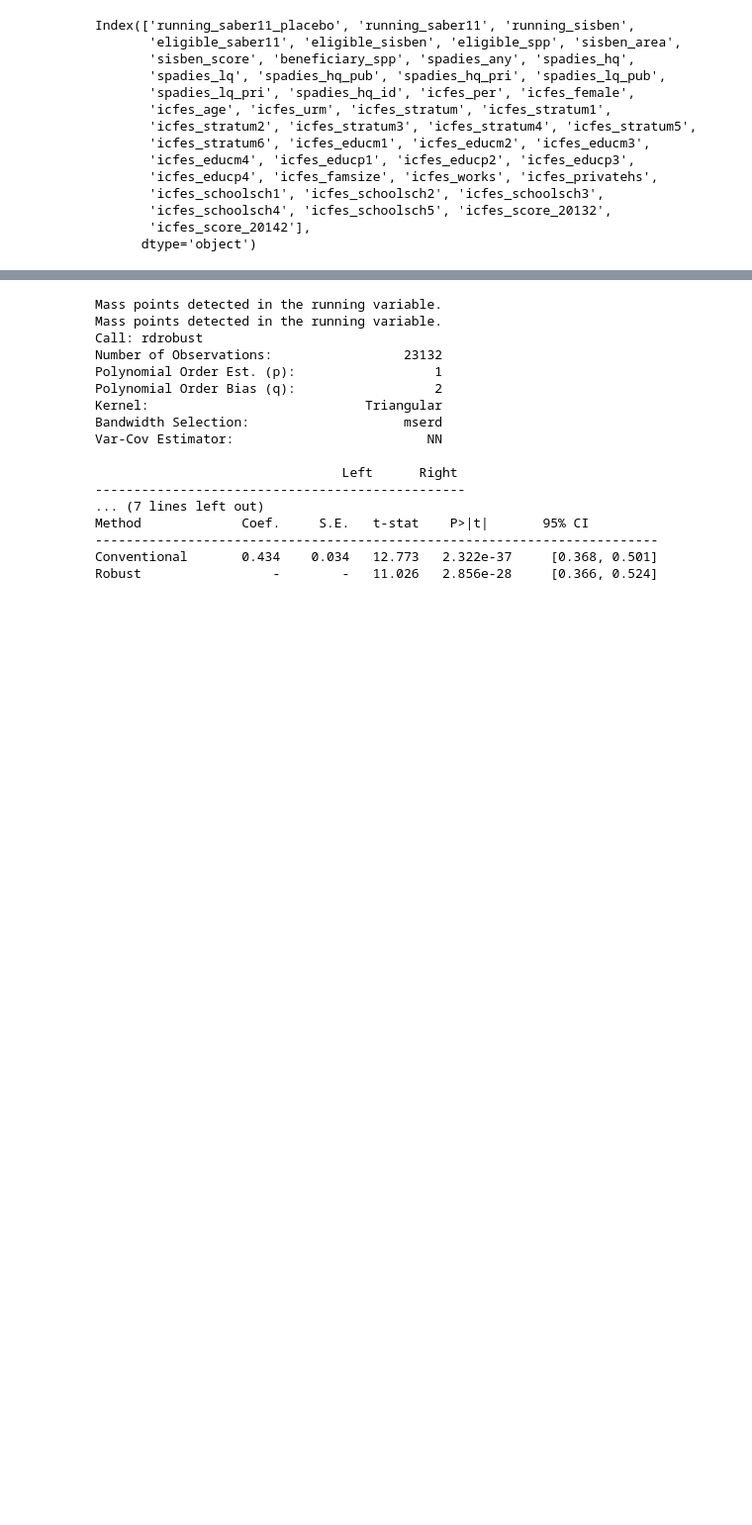
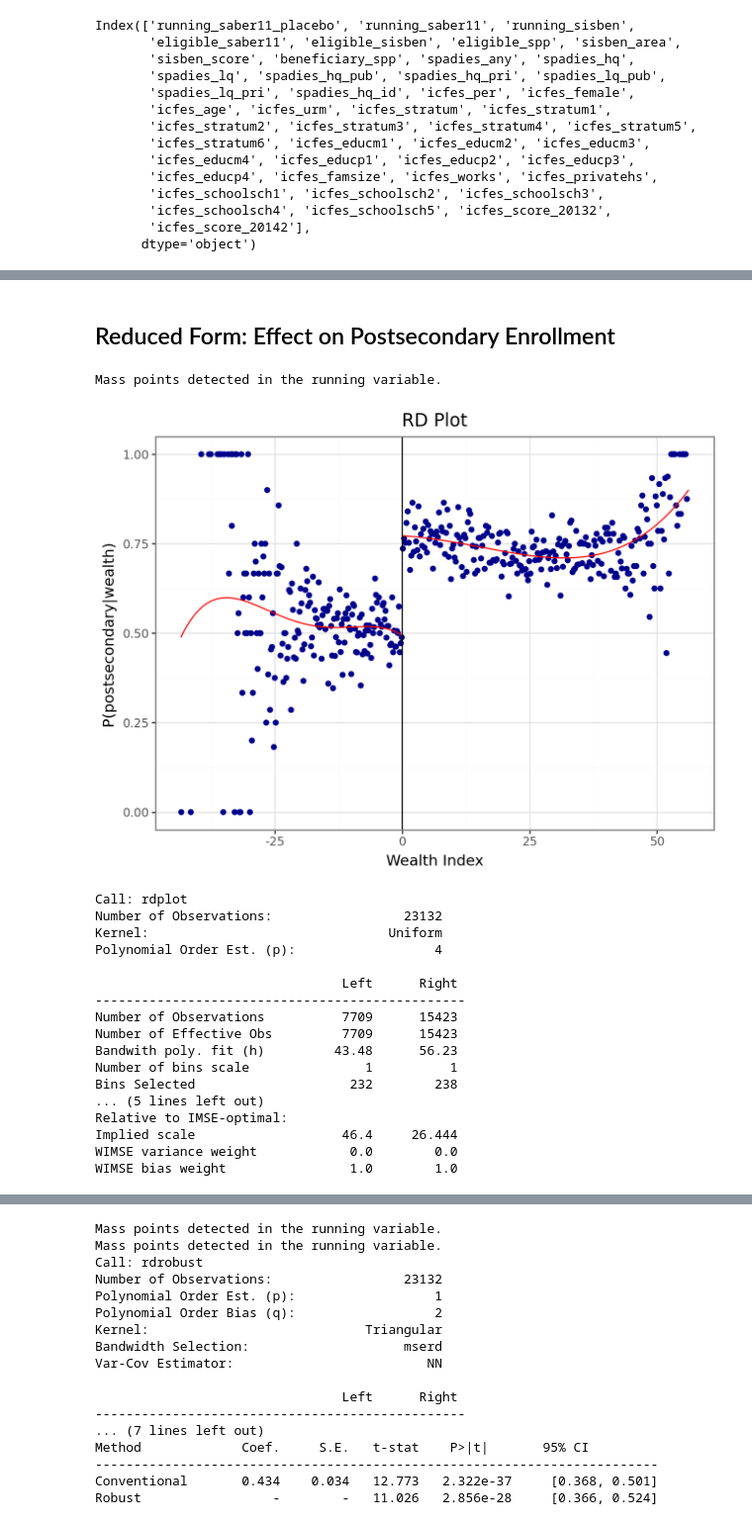
Before and after one commit to ubcecon/ECON526_2023, a Jupyter notebook: lectures/paul/rdd.ipynb, the cells around one changed output, grey strips where cells are left out. Shown: that part at 99% size. Cells and saved outputs as stored; diff of their text form; code cells hidden in the pictures; blank space fills up the shorter version.

```diff
--- a/lectures/paul/rdd.ipynb
+++ b/lectures/paul/rdd.ipynb
@@ -528,0 +459,24 @@ rf
+# %% [markdown]
+## Reduced Form: Effect on Postsecondary Enrollment
+# %%
+rdrobust.rdplot(df.spadies_any, df.running_sisben, binselect='esmv', x_label="Wealth Index",y_label="P(postsecondary|wealth)")
+# %% [output]
+Mass points detected in the running variable.
+[figure, added]
+Call: rdplot
+Number of Observations:                 23132
+Kernel:                               Uniform
+Polynomial Order Est. (p):                  4
+
+                                Left      Right
+------------------------------------------------
+Number of Observations          7709      15423
+Number of Effective Obs         7709      15423
+Bandwith poly. fit (h)         43.48      56.23
+Number of bins scale               1          1
+Bins Selected                    232        238
+... (5 lines left out)
+Relative to IMSE-optimal:
+Implied scale                   46.4     26.444
+WIMSE variance weight            0.0        0.0
+WIMSE bias weight                1.0        1.0
```
Also changed, not shown: parts of 21 cells of this notebook, 15 other files.
